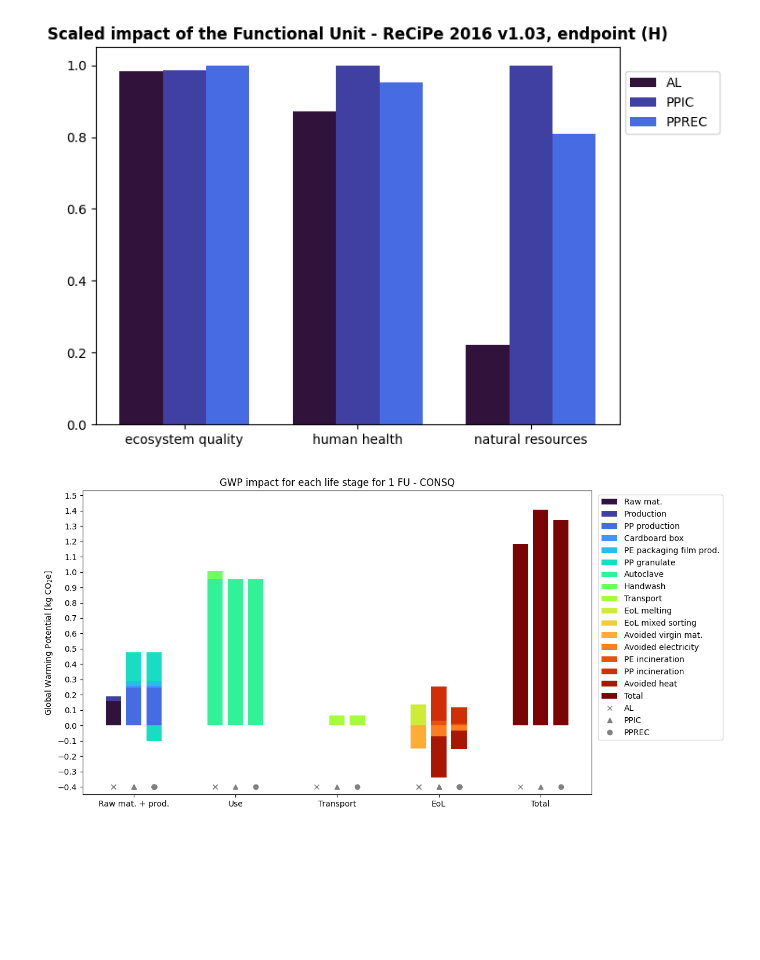
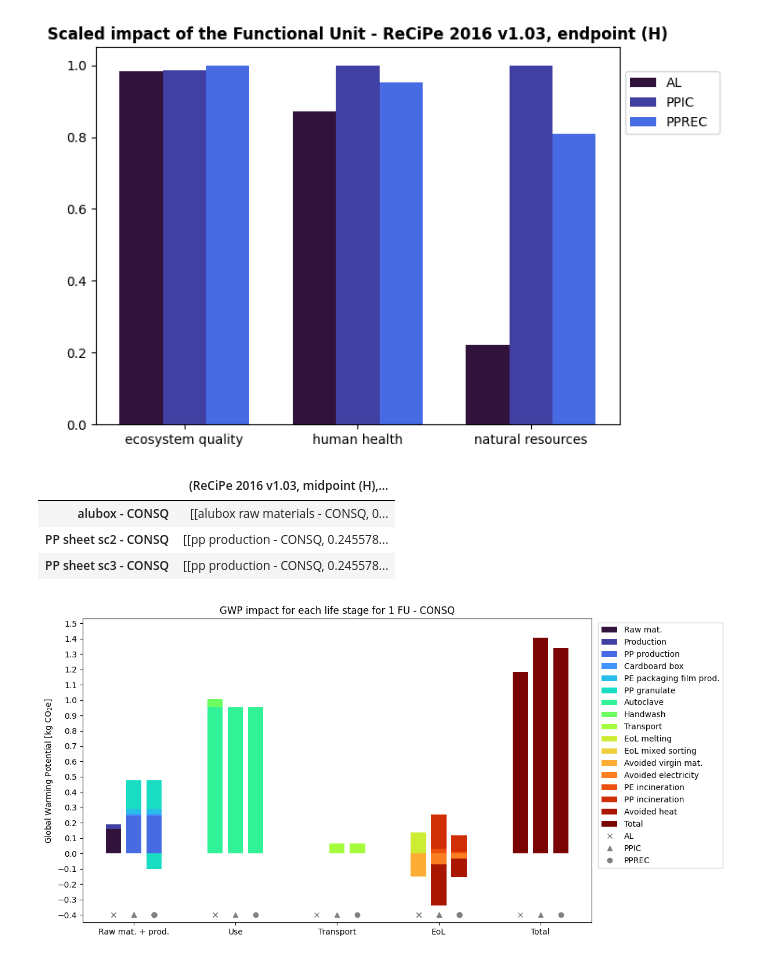
Before and after one commit to RuneWF/Single-use-vs-multi-use-in-health-care, a Jupyter notebook: Brighway/Ofir.ipynb, the cells around one changed output. Cells and saved outputs as stored; diff of their text form; code cells hidden in the pictures; blank space fills up the shorter version.

```diff
--- a/Brighway/Ofir.ipynb
+++ b/Brighway/Ofir.ipynb
@@ -130,6 +129,13 @@ directory = 'C:\\Users\\ruw\\Desktop\\RA\\'
 
 if 'recipe' not in lcia_method:
     lp.single_score_plot(directory, df_tot, colors, flow_legend, save_dir, db_type)
+# %%
+df_GWP
+# %% [output]
+|  | (ReCiPe 2016 v1.03, midpoint (H),... |
+| alubox - CONSQ | [[alubox raw materials - CONSQ, 0... |
+| PP sheet sc2 - CONSQ | [[pp production - CONSQ, 0.245578... |
+| PP sheet sc3 - CONSQ | [[pp production - CONSQ, 0.245578... |
 # %%
 # Categories definitions
 categories = ["Raw mat. + prod.", "Use", "Transport", "EoL", "Total"]
```
Also changed, not shown: parts of 1 cell of this notebook.
